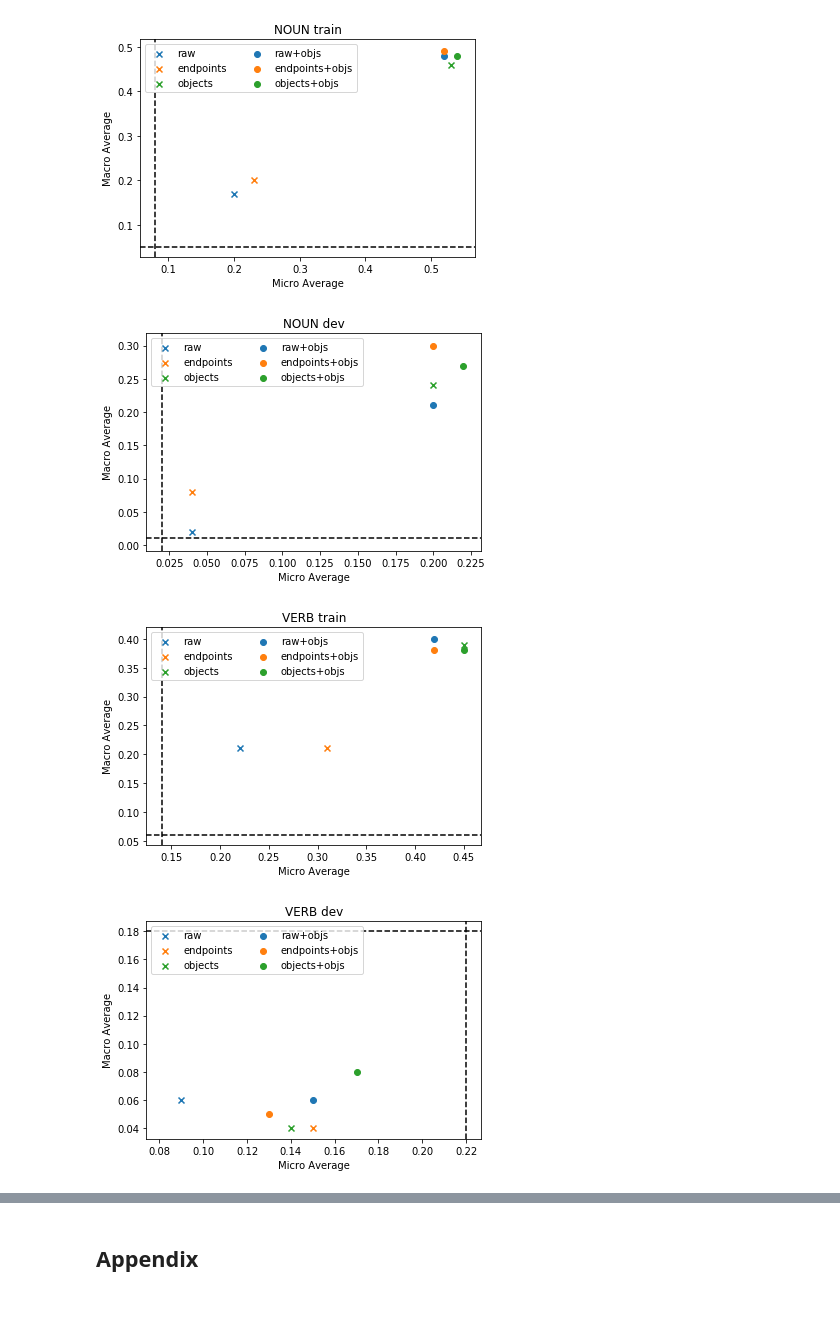
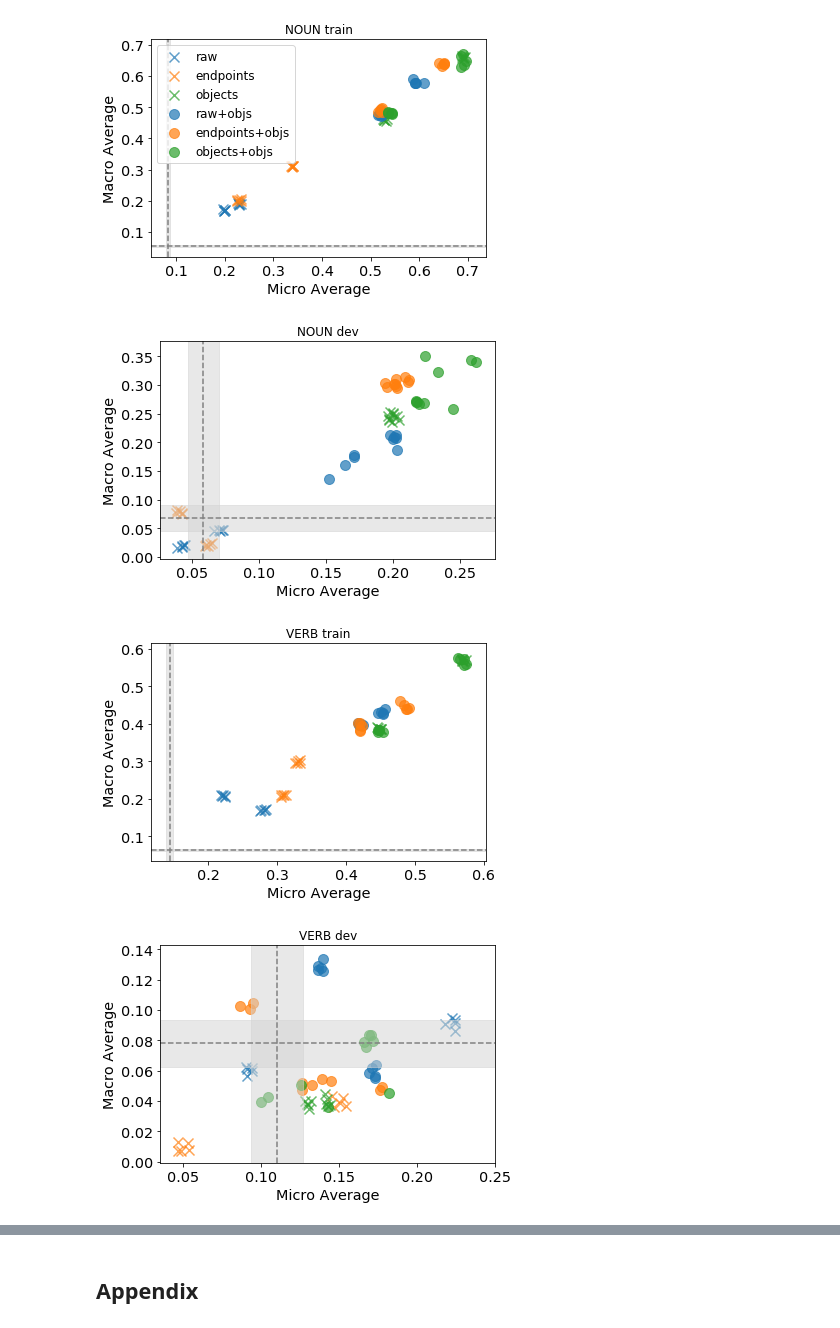
Before and after one commit to epavlick/gaila, a Jupyter notebook: plot_exp_results.ipynb, the cells around one changed output, grey strips where cells are left out. Saved outputs shown, nothing was run; the diff lists cells and outputs as text; code cells hidden in the pictures.

```diff
--- a/plot_exp_results.ipynb
+++ b/plot_exp_results.ipynb
@@ -4,8 +4,8 @@ import seaborn as sns
 import numpy as np
 import matplotlib.pyplot as plt
 
-def jitter():
-    return np.random.uniform(-0.01, 0.01)
+def jitter(k=1):
+    return np.random.uniform(-0.005, 0.005, size=k)
 
 prop_cycle = plt.rcParams['axes.prop_cycle']
 colors = prop_cycle.by_key()['color']
@@ -22,35 +22,47 @@ df.head()
 # %%
 DR = "None"
 for pos in ["NOUN", "VERB"]:
     for split in ["train", "dev"]:
         M = df.loc[(df['pos'] == pos) & (df['split'] == split)]
         rand_macro = M[M["mode"] == "random"]["macro"]
         rand_micro = M[M["mode"] == "random"]["micro"]
-        print(rand_macro)
-        break
-        plt.axhline(rand_macro, color='k', ls='--')
-        plt.axvline(rand_micro, color='k', ls='--')
+
+        plt.axhline(rand_macro.mean(), color='gray', ls='--')
+        plt.axhspan(rand_macro.mean()-rand_macro.sem(),
+                    rand_macro.mean()+rand_macro.sem(), color='lightgray', alpha=0.5)
+
+        plt.axvline(rand_micro.mean(), color='gray', ls='--')
+        plt.axvspan(rand_micro.mean()-rand_micro.sem(),
+                    rand_micro.mean()+rand_micro.sem(), color='lightgray', alpha=0.5)
 
         M = M[M["reduce"] == DR]
 
         for obj in [False, True]:
             for i, mode in enumerate(["raw", "endpoints", "objects"]):
                 m = M.loc[(M['mode'] == mode) & (M['obj'] == obj)]
                 mk = 'o' if obj else 'x'
                 l = mode+"+objs" if obj else mode
-                plt.scatter(m["micro"], m["macro"], label=l, marker=mk, color=colors[i])
+                plt.scatter(m["micro"]+jitter(len(m["micro"])),
+                            m["macro"]+jitter(len(m["macro"])),
+                            label=l, marker=mk, color=colors[i], alpha=0.7, s=100)
 
-        plt.xlabel("Micro Average")
-        plt.ylabel("Macro Average")
+        plt.xlabel("Micro Average", fontsize="x-large")
+        plt.ylabel("Macro Average", fontsize="x-large")
+        if pos == "VERB" and split == "dev":
+            plt.xticks(np.arange(0.05, 0.3, 0.05), fontsize="x-large")
+        else:
+            plt.xticks(fontsize="x-large")
+        plt.yticks(fontsize="x-large")
         plt.title("%s %s"%(pos, split))
-        plt.legend(ncol=2, loc="upper left")
-        plt.savefig("figures/%s_%s_dr=%s.pdf"%(pos, split, DR), bbox_inches='tight')
+        if pos == "NOUN" and split == "train":
+            plt.legend(ncol=1, loc="upper left", fontsize="large")
+        plt.savefig("figures/macromicro_scatter_%s_%s_dr=%s.pdf"%(pos, split, DR), bbox_inches='tight')
         plt.show()
 # %% [output]
-[figure, old version]
+[figure, new version]
-[figure, old version]
+[figure, new version]
-[figure, old version]
+[figure, new version]
-[figure, old version]
+[figure, new version]
 # %%
 split = "dev"
 W = 1
```
Also changed, not shown: parts of 2 cells of this notebook, 1 other file.
